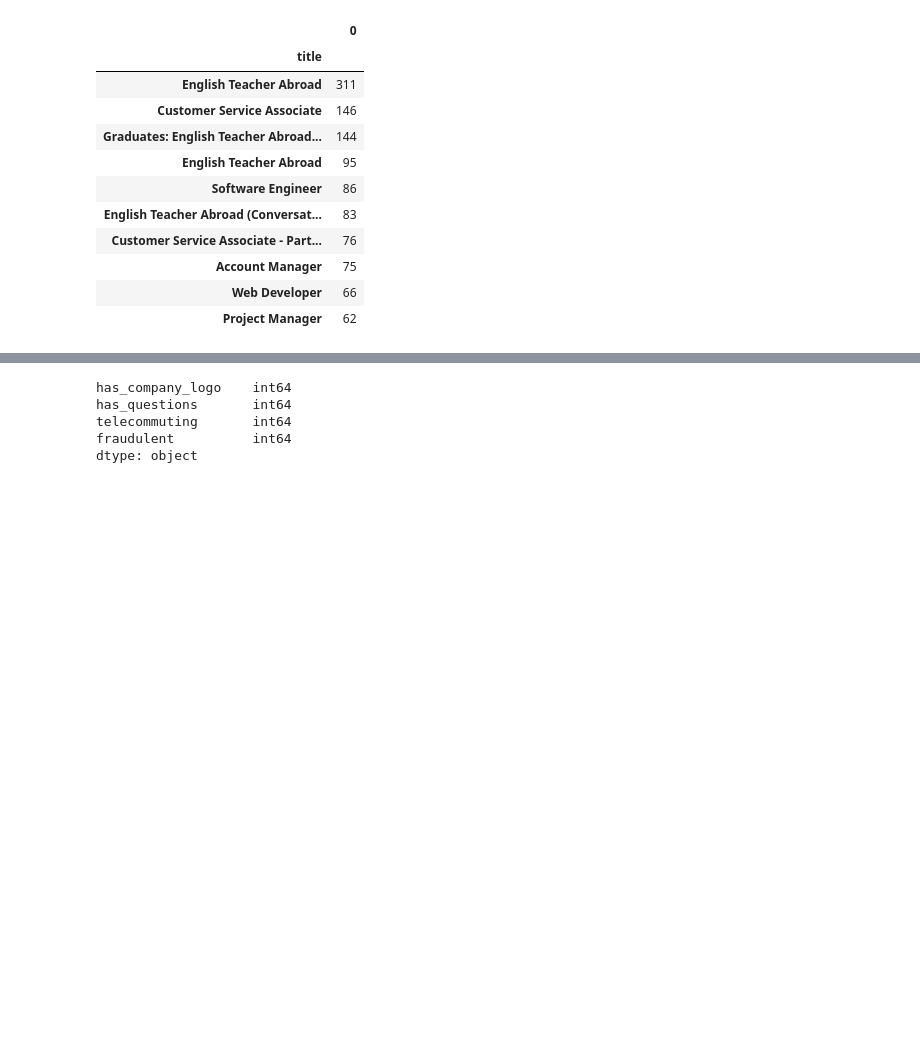
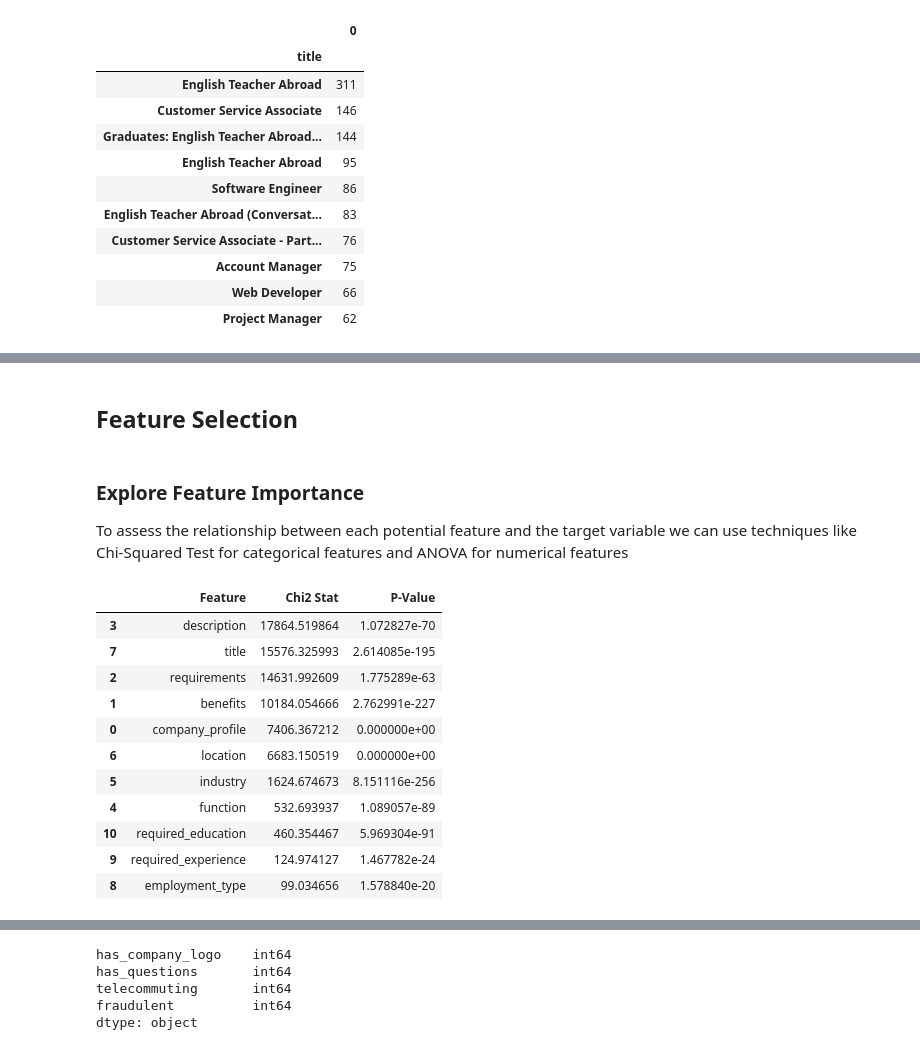
Before and after one commit to geekcourses/RealFakeJobPostingPrediction_Mitko, a Jupyter notebook: src/data_preprocessing.ipynb, the cells around one changed output, grey strips where cells are left out. Saved outputs shown, nothing was run; the diff lists cells and outputs as text; code cells hidden in the pictures; blank space fills up the shorter version.

```diff
--- a/src/data_preprocessing.ipynb
+++ b/src/data_preprocessing.ipynb
@@ -411,0 +434,34 @@ text_columns = [
+# %% [markdown]
+## Feature Selection
+# %% [markdown]
+### Explore Feature Importance
+
+To assess the relationship between each potential feature and the target variable we can use techniques like Chi-Squared Test for categorical features and ANOVA for numerical features
+# %%
+chi2_results = []
+
+# Perform Chi-Squared test for each categorical feature
+for feature in text_columns+nominal_columns+ordinal_columns:
+    contingency_table = pd.crosstab(df[feature], df['fraudulent'])
+    chi2_stat, p_val, _, _ = chi2_contingency(contingency_table)
+    chi2_results.append((feature, chi2_stat, p_val))
+
+# Convert results to DataFrame for better readability
+chi2_df = pd.DataFrame(chi2_results, columns=['Feature', 'Chi2 Stat', 'P-Value'])
+
+# Sort by Chi-Squared statistic
+chi2_df.sort_values(by='Chi2 Stat', ascending=False, inplace=True)
+chi2_df
+# %% [output]
+|  | Feature | Chi2 Stat | P-Value |
+| 3 | description | 17864.519864 | 1.072827e-70 |
+| 7 | title | 15576.325993 | 2.614085e-195 |
+| 2 | requirements | 14631.992609 | 1.775289e-63 |
+| 1 | benefits | 10184.054666 | 2.762991e-227 |
+| 0 | company_profile | 7406.367212 | 0.000000e+00 |
+| 6 | location | 6683.150519 | 0.000000e+00 |
+| 5 | industry | 1624.674673 | 8.151116e-256 |
+| 4 | function | 532.693937 | 1.089057e-89 |
+| 10 | required_education | 460.354467 | 5.969304e-91 |
+| 9 | required_experience | 124.974127 | 1.467782e-24 |
+| 8 | employment_type | 99.034656 | 1.578840e-20 |
```
Also changed, not shown: parts of 35 cells of this notebook, 1 other file.
